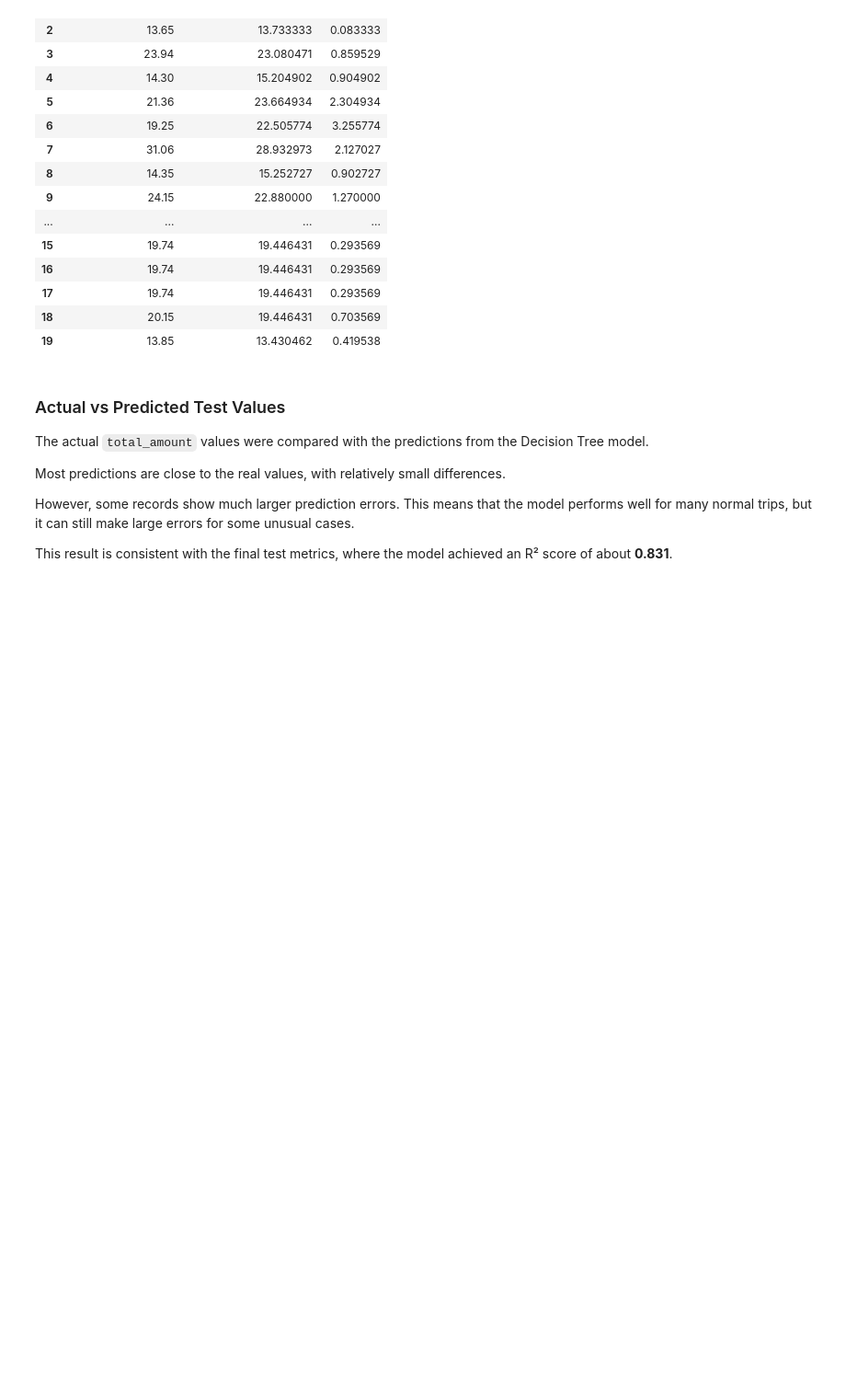
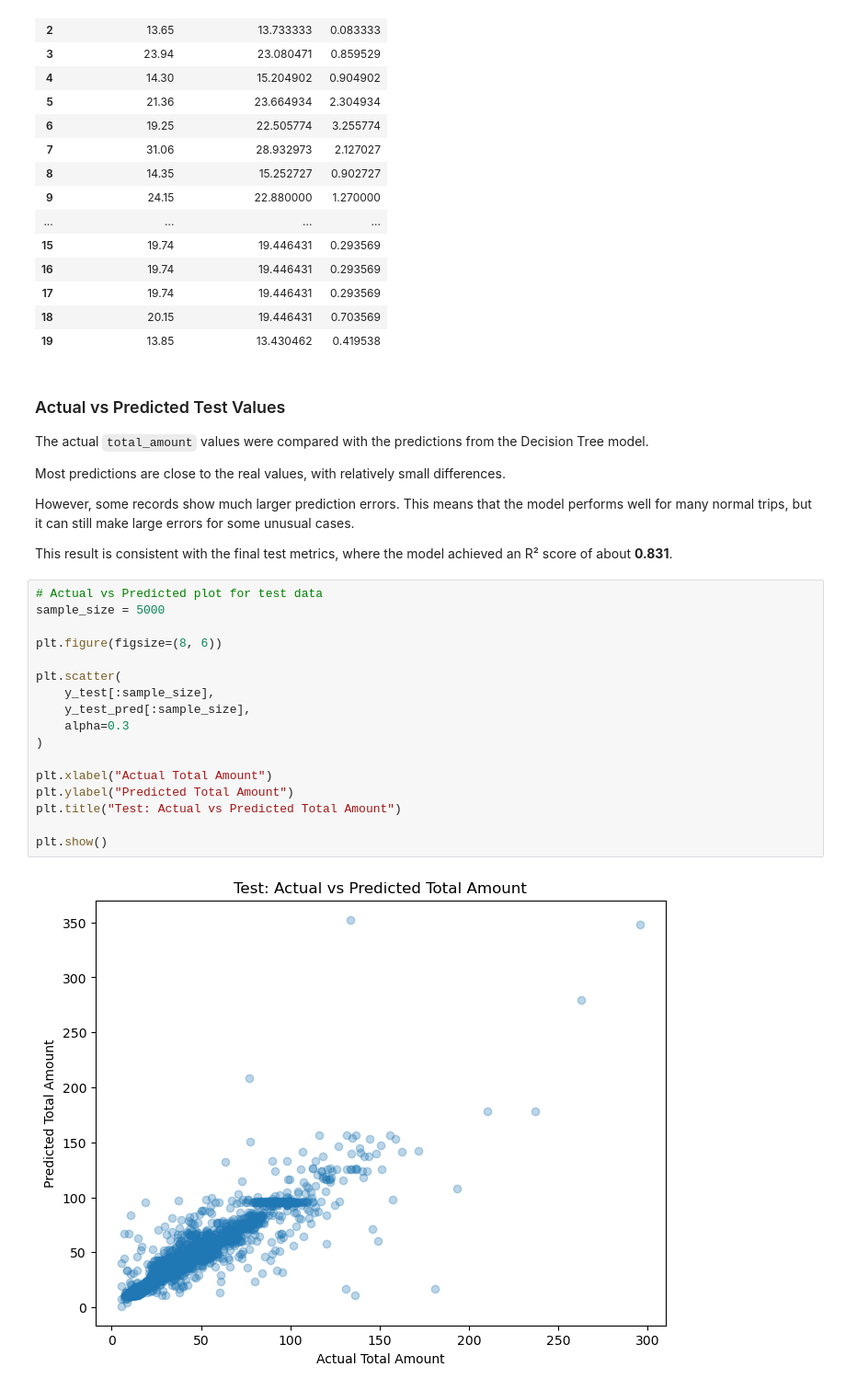
Before and after one commit to yuanzhumia0/CA1-2026025-Machine-Learning-for-Business, a Jupyter notebook: yuanzhu CA1.ipynb, the cells around one changed output. Shown at 92% size. Drawn from its saved outputs; the diff is of its cells as text; blank space fills up the shorter version.

Commit message:
Complete model evaluation and final test analysis

```diff
--- a/yuanzhu CA1.ipynb
+++ b/yuanzhu CA1.ipynb
@@ -2008,3 +2008,22 @@ Most predictions are close to the real values, with relatively small differences
 However, some records show much larger prediction errors. This means that the model performs well for many normal trips, but it can still make large errors for some unusual cases.
 
 This result is consistent with the final test metrics, where the model achieved an R² score of about **0.831**.
+# %%
+# Actual vs Predicted plot for test data
+sample_size = 5000
+
+plt.figure(figsize=(8, 6))
+
+plt.scatter(
+    y_test[:sample_size],
+    y_test_pred[:sample_size],
+    alpha=0.3
+)
+
+plt.xlabel("Actual Total Amount")
+plt.ylabel("Predicted Total Amount")
+plt.title("Test: Actual vs Predicted Total Amount")
+
+plt.show()
+# %% [output]
+[figure, added]
```
Also changed, not shown: parts of 1 cell of this notebook.
